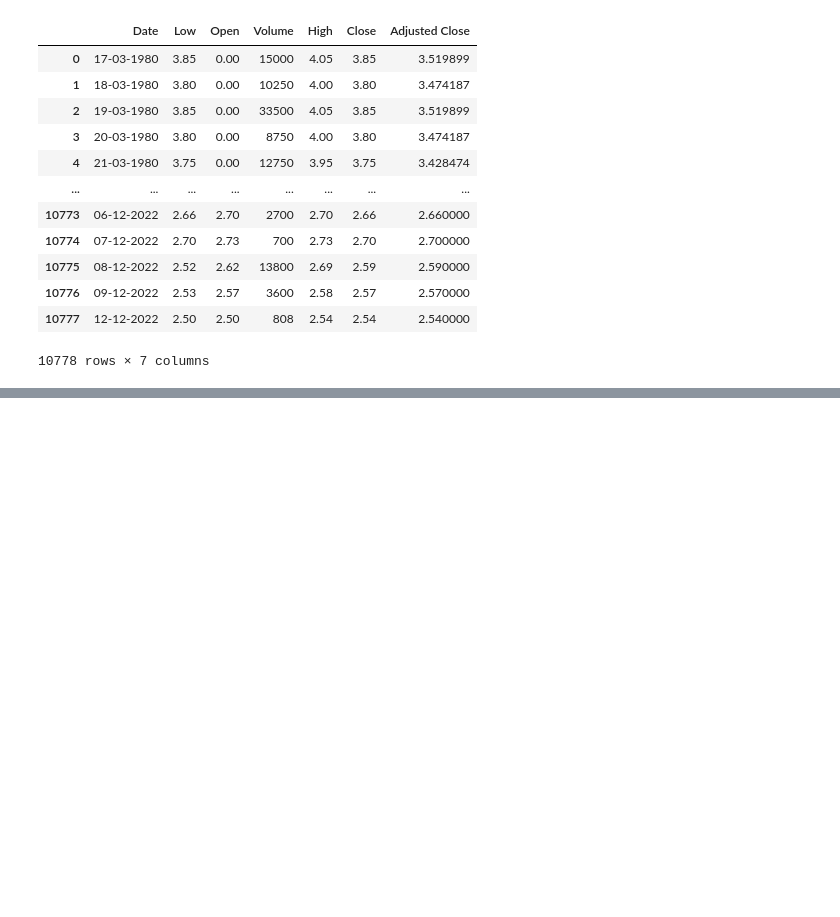
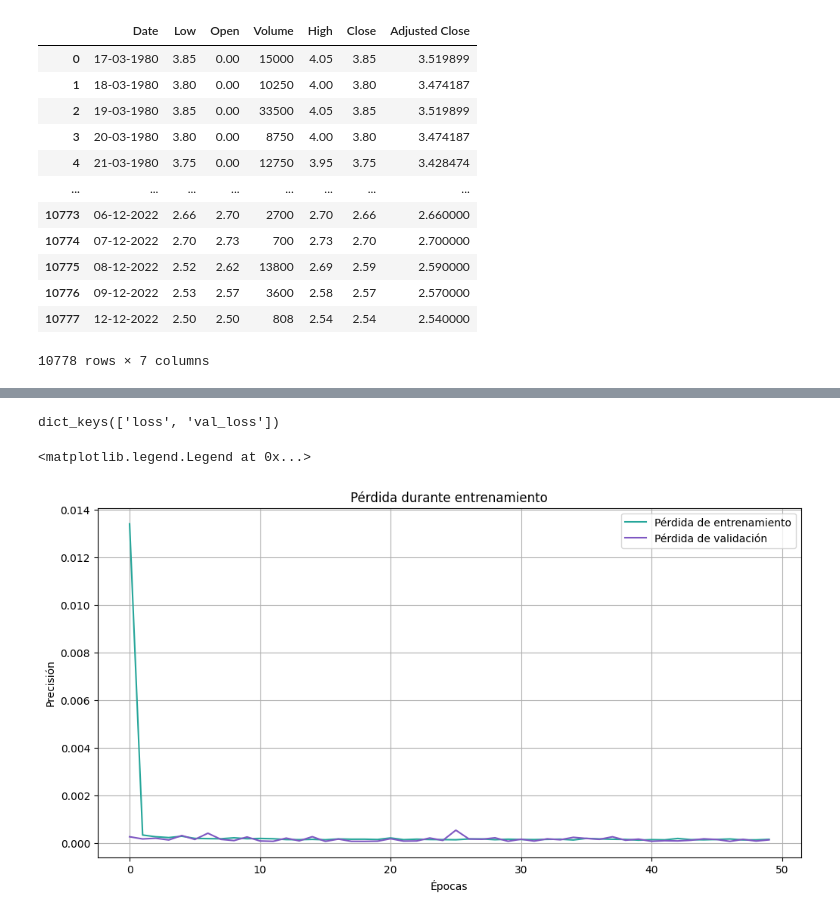
Before and after one commit to EdilbertoAntonio/ExploringDeepLearning, a Jupyter notebook: AAME.ipynb, the cells around one changed output, grey strips where cells are left out. Drawn from its saved outputs; the diff is of its cells as text; code cells hidden in the pictures; blank space fills up the shorter version.

```diff
--- a/AAME.ipynb
+++ b/AAME.ipynb
@@ -27,0 +167,22 @@ datos
+# %%
+# creamos el modelo LSTM
+
+from tensorflow.keras.models import Sequential
+from tensorflow.keras.layers import LSTM, Dense, Dropout
+from tensorflow.keras.optimizers import Adam
+
+n_steps = X_seq_train.shape[1]
+n_features = X_seq_train.shape[2]
+
+model = Sequential([
+    LSTM(units=100, return_sequences=True, input_shape=(n_steps, n_features)),  #return_sequences = True, para que devuelva la secuencia para las egunda capa y permita un aprenndizaje jeráquico
+    Dropout(0.2),  #para evitar el sobreajuste, elimina el 20% de las conexiones
+    LSTM(units=100, return_sequences=False, input_shape=(n_steps, n_features)), #return_sequences = False, como ya no hay otra capa, pues ya no es necesario que devuelva la secuencia
+    Dense(1)
+])
+
+
+# Compilación del modelo
+
+model.compile(optimizer=Adam(learning_rate=0.01), loss='mean_squared_error') # se eligió el optimizador Adam ya que es más eficaz para series temporales
+model.summary()
@@ -27,0 +205,10 @@ datos
+# %%
+# Entrenamiento del modelo
+
+history = model.fit(
+    X_seq_train, y_seq_train,
+    epochs=50,
+    batch_size=32,
+    validation_data=(X_seq_test, y_seq_test), # para detectar señales tempranas de sobreajuste
+    verbose=1
+)
@@ -27,0 +233,18 @@ datos
+# %%
+history.history.keys()
+# %% [output]
+dict_keys(['loss', 'val_loss'])
+# %%
+# vemos la pérdida que obtuvo el modelo durante las épocas
+
+plt.figure(figsize=(12, 6))
+plt.title('Pérdida durante entrenamiento')
+plt.plot(history.history['loss'], label='Pérdida de entrenamiento', color = '#26A69A')
+plt.plot(history.history['val_loss'], label='Pérdida de validación', color = '#7E57C2')
+plt.xlabel('Épocas')
+plt.ylabel('Precisión')
+plt.grid()
+plt.legend()
+# %% [output]
+<matplotlib.legend.Legend at 0x...>
+[figure, added]
```
Also changed, not shown: parts of 22 cells of this notebook.
